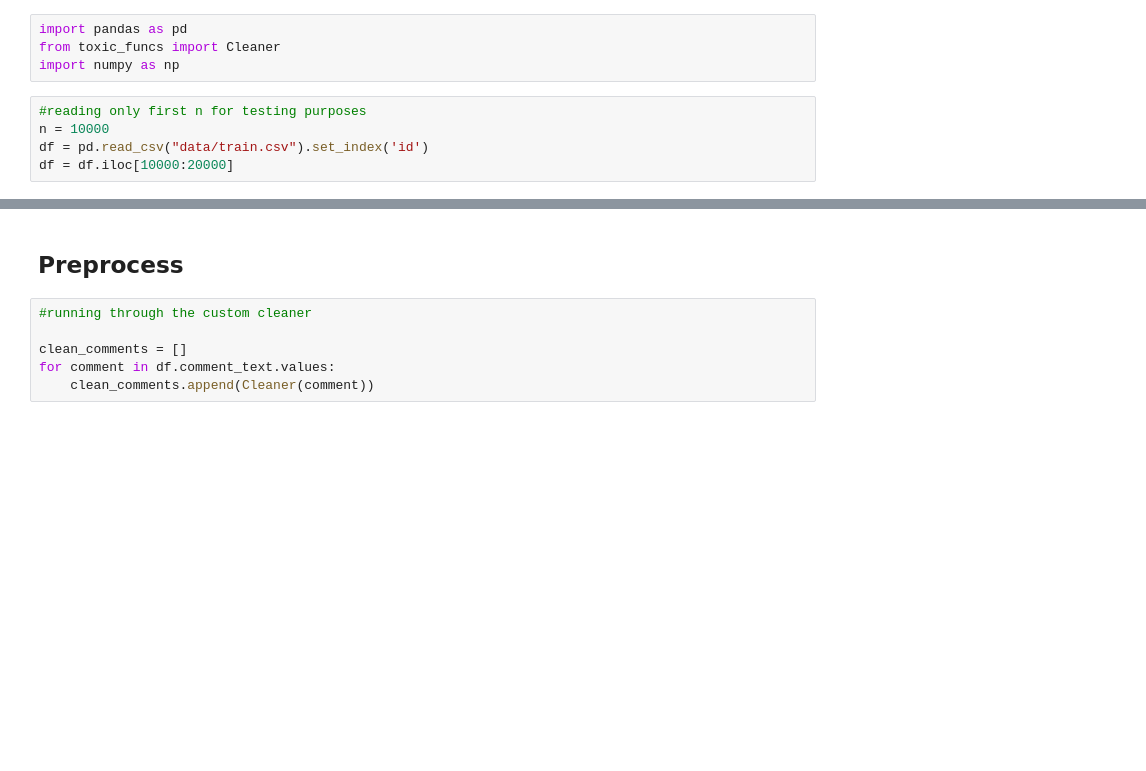
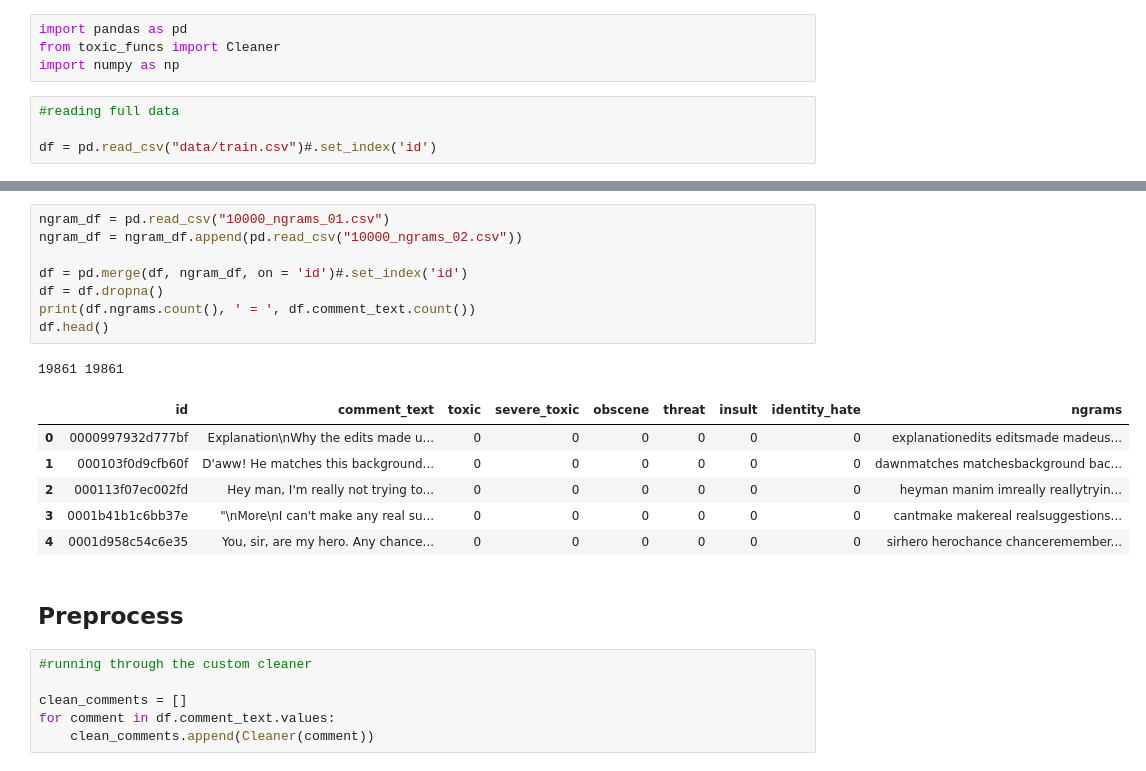
Before and after one commit to abhinav2313/toxicCommentsClassifier, a Jupyter notebook: vanilla_ngrams.ipynb, the cells around one changed output, grey strips where cells are left out. Saved outputs shown, nothing was run; the diff lists cells and outputs as text; blank space fills up the shorter version.

Commit message:
ngram set

```diff
--- a/vanilla_ngrams.ipynb
+++ b/vanilla_ngrams.ipynb
@@ -3,7 +3,6 @@ import pandas as pd
 from toxic_funcs import Cleaner
 import numpy as np
 # %%
-#reading only first n for testing purposes
-n = 10000
-df = pd.read_csv("data/train.csv").set_index('id')
-df = df.iloc[10000:20000]
+#reading full data
+
+df = pd.read_csv("data/train.csv")#.set_index('id')
@@ -19,3 +9,19 @@ df = df.iloc[10000:20000]
+# %%
+ngram_df = pd.read_csv("10000_ngrams_01.csv")
+ngram_df = ngram_df.append(pd.read_csv("10000_ngrams_02.csv"))
+
+df = pd.merge(df, ngram_df, on = 'id')#.set_index('id')
+df = df.dropna()
+print(df.ngrams.count(), ' = ', df.comment_text.count())
+df.head()
+# %% [output]
+19861 19861
+|  | id | comment_text | toxic | severe_toxic | obscene | threat | insult | identity_hate | ngrams |
+| 0 | 0000997932d777bf | Explanation\nWhy the edits made u... | 0 | 0 | 0 | 0 | 0 | 0 | explanationedits editsmade madeus... |
+| 1 | 000103f0d9cfb60f | D'aww! He matches this background... | 0 | 0 | 0 | 0 | 0 | 0 | dawnmatches matchesbackground bac... |
+| 2 | 000113f07ec002fd | Hey man, I'm really not trying to... | 0 | 0 | 0 | 0 | 0 | 0 | heyman manim imreally reallytryin... |
+| 3 | 0001b41b1c6bb37e | "\nMore\nI can't make any real su... | 0 | 0 | 0 | 0 | 0 | 0 | cantmake makereal realsuggestions... |
+| 4 | 0001d958c54c6e35 | You, sir, are my hero. Any chance... | 0 | 0 | 0 | 0 | 0 | 0 | sirhero herochance chanceremember... |
 # %% [markdown]
 ## Preprocess
 # %%
```
Also changed, not shown: parts of 16 cells of this notebook, 1 other file.
